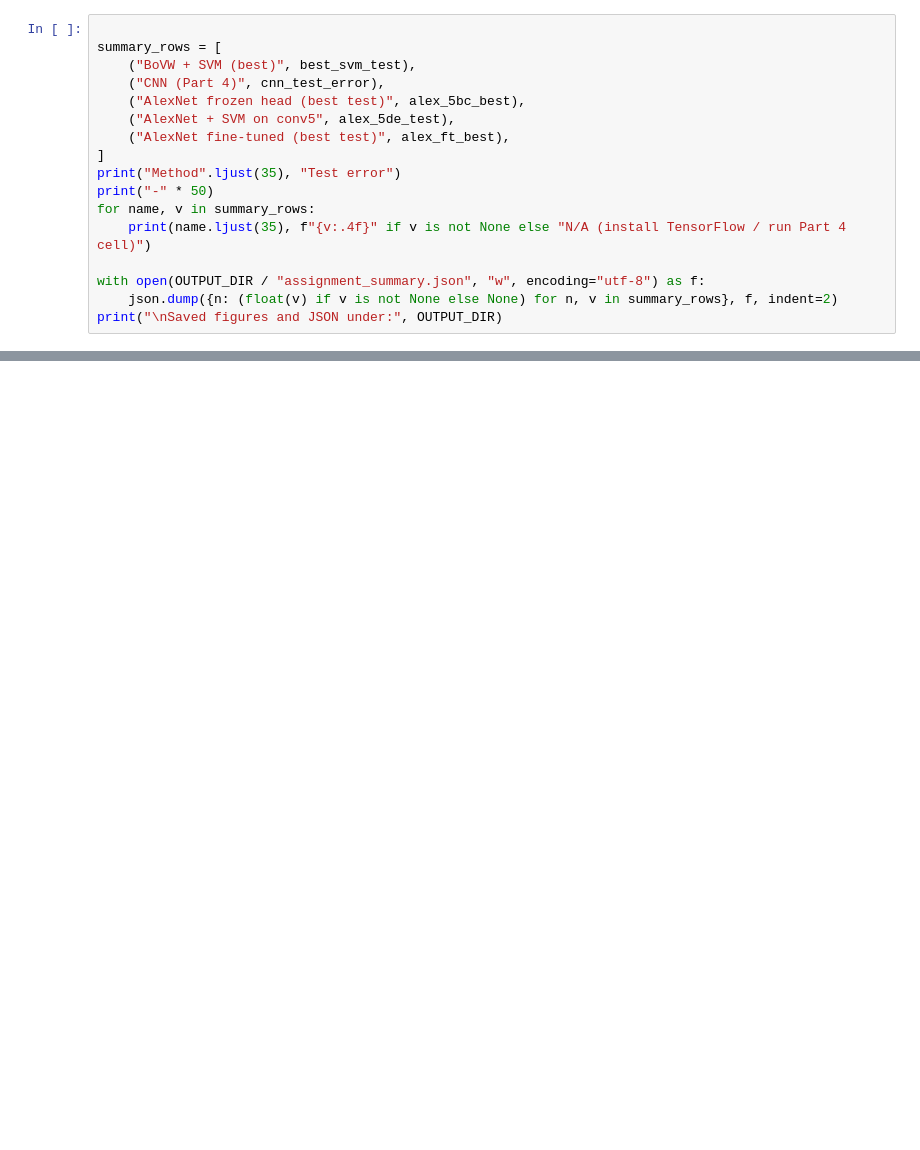
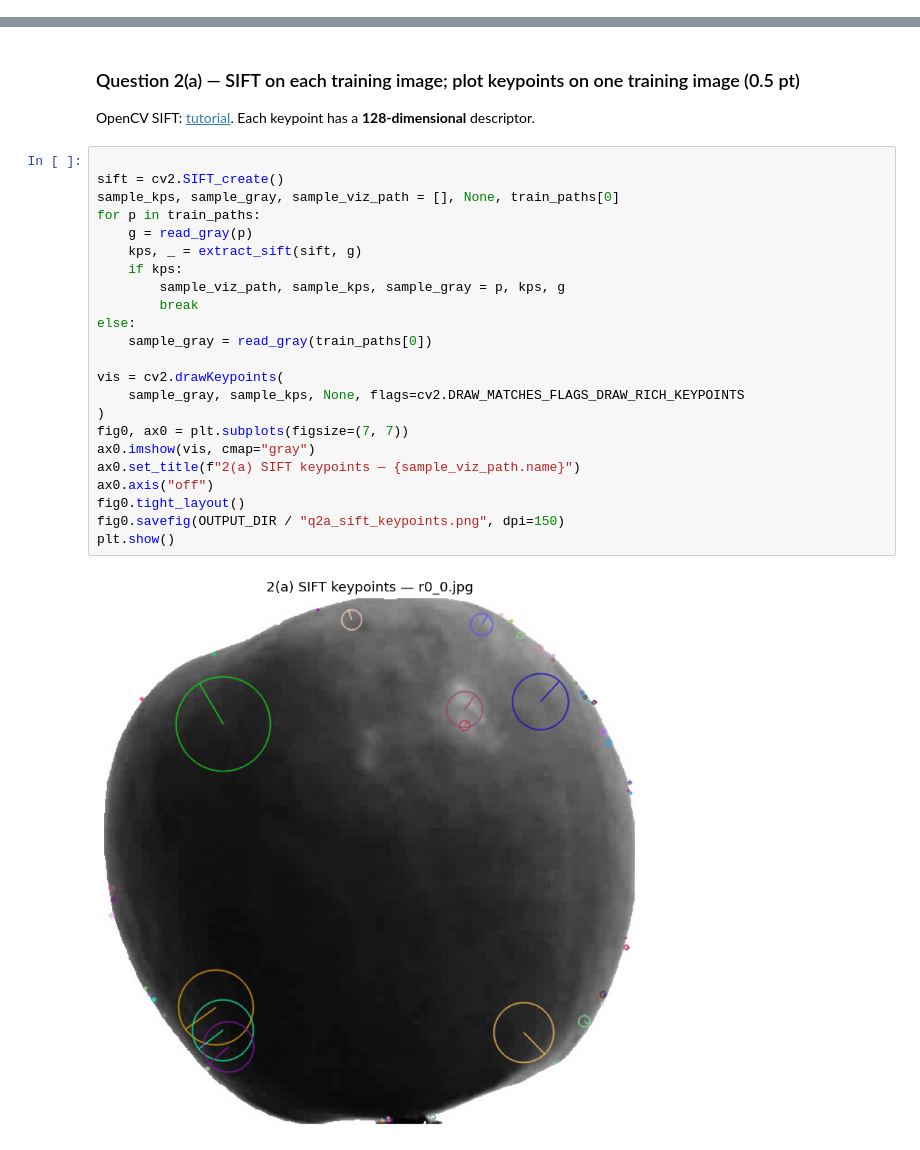
Before and after one commit to subhan-liaqat/fruit360, a Jupyter notebook: ML1_Fruit360_Assignment.ipynb, the cells around one changed output, grey strips where cells are left out. Cells and saved outputs as stored; diff of their text form; blank space fills up the shorter version.

```diff
--- a/ML1_Fruit360_Assignment.ipynb
+++ b/ML1_Fruit360_Assignment.ipynb
@@ -605,17 +0,0 @@ Fill in the table below in your PDF using the printed values / `outputs/*.json`.
-# %%
-
-summary_rows = [
-    ("BoVW + SVM (best)", best_svm_test),
-    ("CNN (Part 4)", cnn_test_error),
-    ("AlexNet frozen head (best test)", alex_5bc_best),
-    ("AlexNet + SVM on conv5", alex_5de_test),
-    ("AlexNet fine-tuned (best test)", alex_ft_best),
-]
-print("Method".ljust(35), "Test error")
-print("-" * 50)
-for name, v in summary_rows:
-    print(name.ljust(35), f"{v:.4f}" if v is not None else "N/A (install TensorFlow / run Part 4 cell)")
-
-with open(OUTPUT_DIR / "assignment_summary.json", "w", encoding="utf-8") as f:
-    json.dump({n: (float(v) if v is not None else None) for n, v in summary_rows}, f, indent=2)
-print("\nSaved figures and JSON under:", OUTPUT_DIR)
@@ -621,0 +160,29 @@ print("\nSaved figures and JSON under:", OUTPUT_DIR)
+# %% [markdown]
+### Question 2(a) — SIFT on each training image; plot keypoints on one training image (0.5 pt)
+
+OpenCV SIFT: [tutorial](https://docs.opencv.org/4.x/da/df5/tutorial_py_sift_intro.html). Each keypoint has a **128-dimensional** descriptor.
+# %%
+
+sift = cv2.SIFT_create()
+sample_kps, sample_gray, sample_viz_path = [], None, train_paths[0]
+for p in train_paths:
+    g = read_gray(p)
+    kps, _ = extract_sift(sift, g)
+    if kps:
+        sample_viz_path, sample_kps, sample_gray = p, kps, g
+        break
+else:
+    sample_gray = read_gray(train_paths[0])
+
+vis = cv2.drawKeypoints(
+    sample_gray, sample_kps, None, flags=cv2.DRAW_MATCHES_FLAGS_DRAW_RICH_KEYPOINTS
+)
+fig0, ax0 = plt.subplots(figsize=(7, 7))
+ax0.imshow(vis, cmap="gray")
+ax0.set_title(f"2(a) SIFT keypoints — {sample_viz_path.name}")
+ax0.axis("off")
+fig0.tight_layout()
+fig0.savefig(OUTPUT_DIR / "q2a_sift_keypoints.png", dpi=150)
+plt.show()
+# %% [output]
+[figure, added]
```
Also changed, not shown: parts of 59 cells of this notebook.
